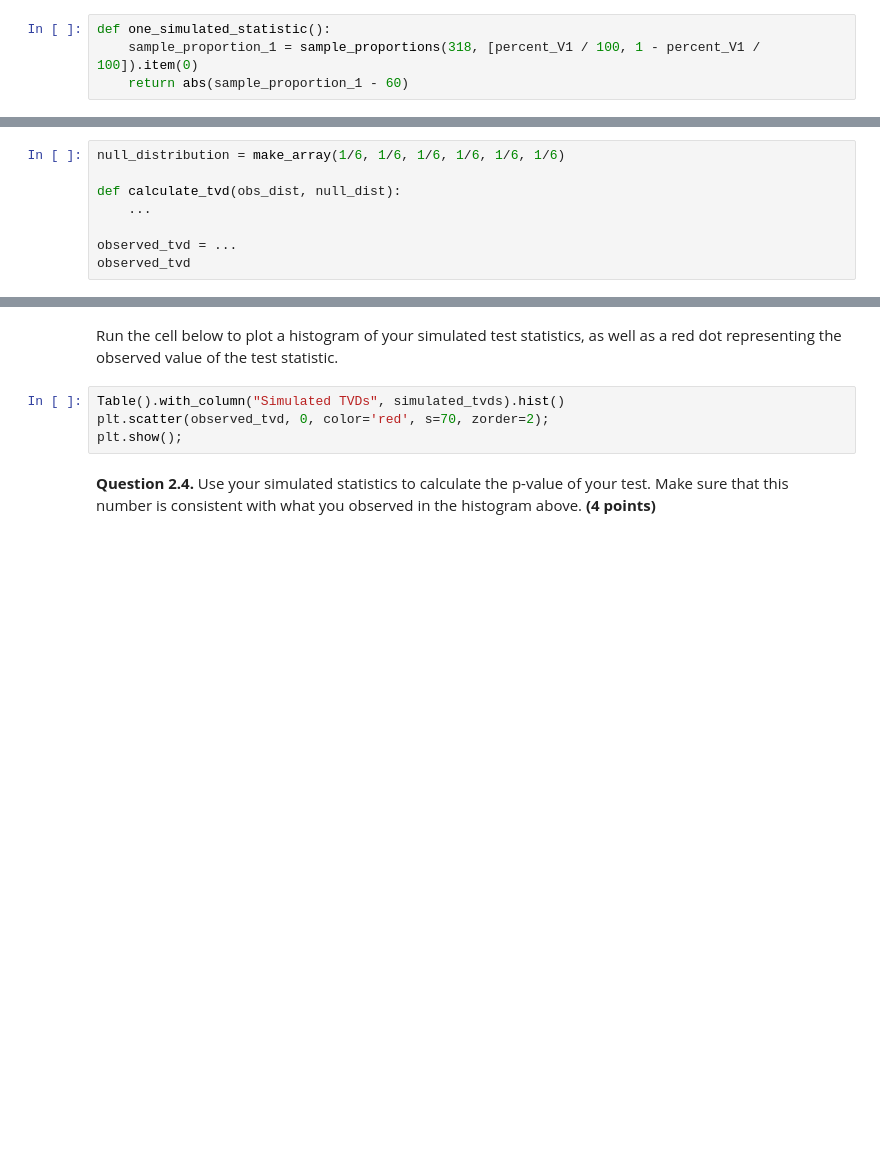
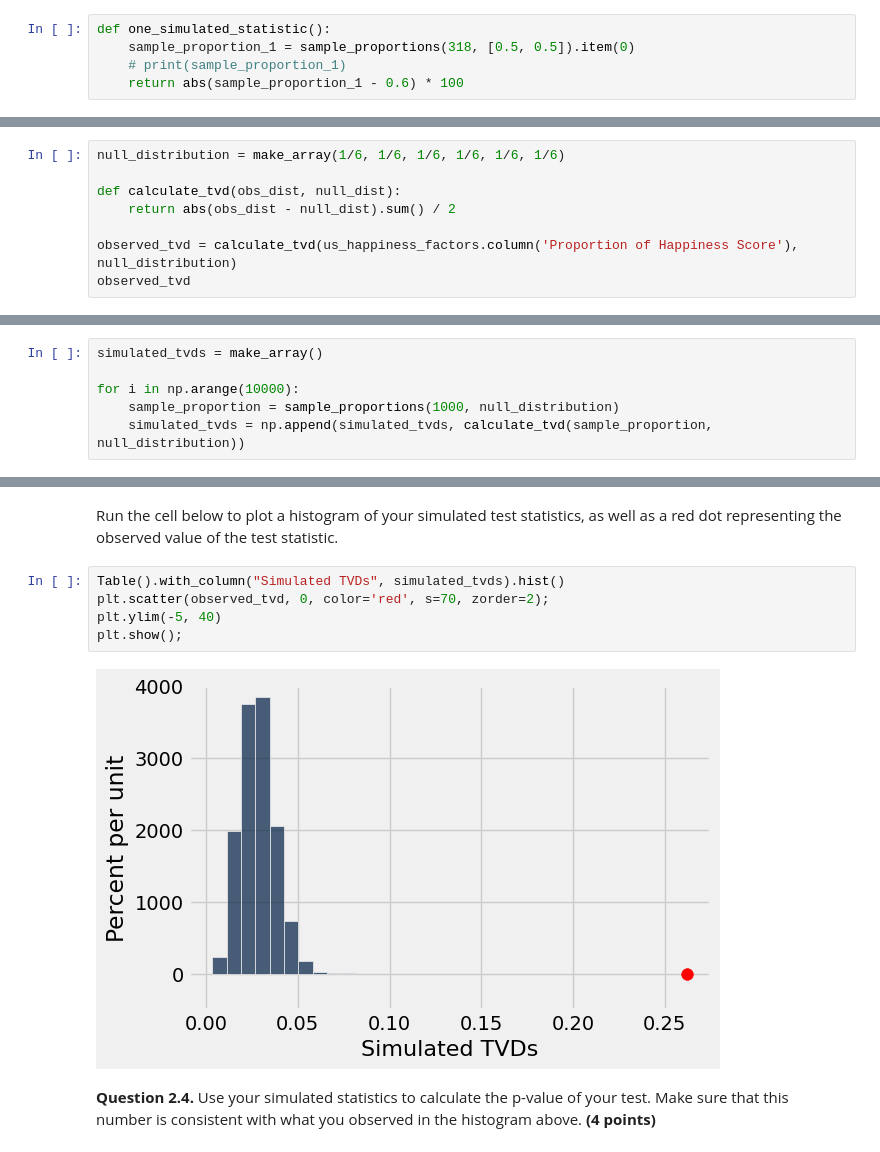
Before and after one commit to YeHuodeShenMing/DS-8, a Jupyter notebook: materials/sp23/hw/hw07/hw07.ipynb, the cells around one changed output, grey strips where cells are left out. Saved outputs shown, nothing was run; the diff lists cells and outputs as text; blank space fills up the shorter version.

```diff
--- a/materials/sp23/hw/hw07/hw07.ipynb
+++ b/materials/sp23/hw/hw07/hw07.ipynb
@@ -207,8 +191,9 @@ manual: true
 -->
 # %%
 def one_simulated_statistic():
-    sample_proportion_1 = sample_proportions(318, [percent_V1 / 100, 1 - percent_V1 / 100]).item(0)
-    return abs(sample_proportion_1 - 60)
+    sample_proportion_1 = sample_proportions(318, [0.5, 0.5]).item(0)
+    # print(sample_proportion_1)
+    return abs(sample_proportion_1 - 0.6) * 100
 # %% [markdown]
 <!-- END QUESTION -->
 # %%
@@ -341,9 +331,9 @@ points:
 null_distribution = make_array(1/6, 1/6, 1/6, 1/6, 1/6, 1/6)
 
 def calculate_tvd(obs_dist, null_dist):
-    ...
+    return abs(obs_dist - null_dist).sum() / 2
 
-observed_tvd = ...
+observed_tvd = calculate_tvd(us_happiness_factors.column('Proportion of Happiness Score'), null_distribution)
 observed_tvd
 # %%
 grader.check("q2_2")
@@ -369,2 +355,8 @@ simulated_tvds = ...
+# %%
+simulated_tvds = make_array()
+
+for i in np.arange(10000):
+    sample_proportion = sample_proportions(1000, null_distribution)
+    simulated_tvds = np.append(simulated_tvds, calculate_tvd(sample_proportion, null_distribution))
 # %%
 grader.check("q2_3")
@@ -373,7 +367,10 @@ Run the cell below to plot a histogram of your simulated test statistics, as wel
 # %%
 Table().with_column("Simulated TVDs", simulated_tvds).hist()
 plt.scatter(observed_tvd, 0, color='red', s=70, zorder=2);
+plt.ylim(-5, 40)
 plt.show();
+# %% [output]
+[figure, added]
 # %% [markdown]
 **Question 2.4.** Use your simulated statistics to calculate the p-value of your test. Make sure that this number is consistent with what you observed in the histogram above. **(4 points)**
 
```
Also changed, not shown: parts of 46 cells of this notebook, 1 other file.
